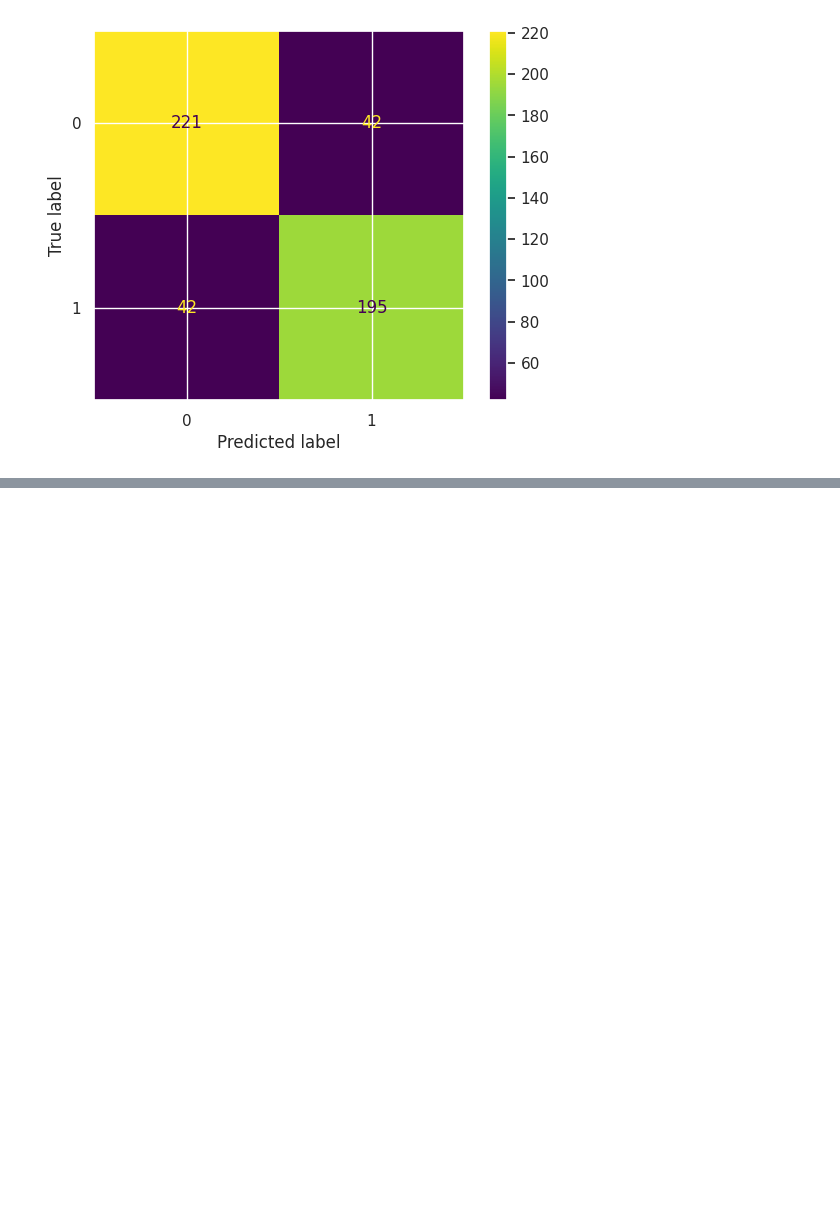
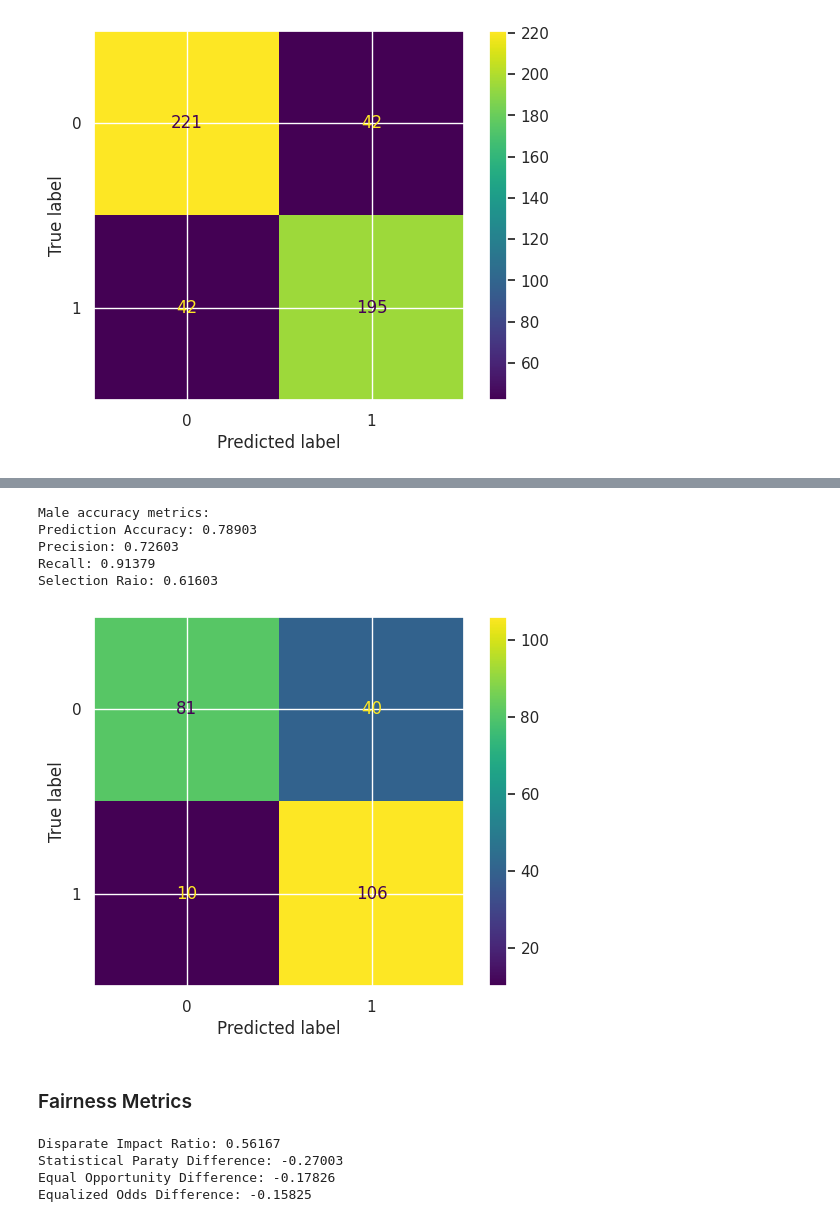
Before and after one commit to CMU-313/spring23-nodebb-team-up, a Jupyter notebook: notebook_setup/model.ipynb, the cells around one changed output, grey strips where cells are left out. Saved outputs shown, nothing was run; the diff lists cells and outputs as text; code cells hidden in the pictures; blank space fills up the shorter version.

```diff
--- a/notebook_setup/model.ipynb
+++ b/notebook_setup/model.ipynb
@@ -152,0 +163,34 @@ print(f"FNR for females: {fnr_female:.3f}")
+# %%
+disp2 = ConfusionMatrixDisplay(mconfmat)
+disp2.plot()
+print("Male accuracy metrics:")
+print(f"Prediction Accuracy: {macc:.5f}")
+print(f"Precision: {mprec:.5f}")
+print(f"Recall: {mrec:.5f}")
+print(f"Selection Raio: {mslt_rate:.5f}")
+# %% [output]
+Male accuracy metrics:
+Prediction Accuracy: 0.78903
+Precision: 0.72603
+Recall: 0.91379
+Selection Raio: 0.61603
+[figure, added]
+# %% [markdown]
+### Fairness Metrics
+# %%
+# Calc some metrics here
+disp_impact_ratio = fslt_rate / mslt_rate
+stat_par_diff = fslt_rate - mslt_rate
+eq_op_diff = frec - mrec
+eq_odd_diff = (fFPR - mFPR) / 2
+# print("+++++++++++++++++++++++++++++++++++++++")
+print(f"Disparate Impact Ratio: {disp_impact_ratio:.5f}")
+print(f"Statistical Paraty Difference: {stat_par_diff:.5f}")
+print(f"Equal Opportunity Difference: {eq_op_diff:.5f}")
+print(f"Equalized Odds Difference: {eq_odd_diff:.5f}")
+# print("+++++++++++++++++++++++++++++++++++++++")
+# %% [output]
+Disparate Impact Ratio: 0.56167
+Statistical Paraty Difference: -0.27003
+Equal Opportunity Difference: -0.17826
+Equalized Odds Difference: -0.15825
```
Also changed, not shown: parts of 10 cells of this notebook.
